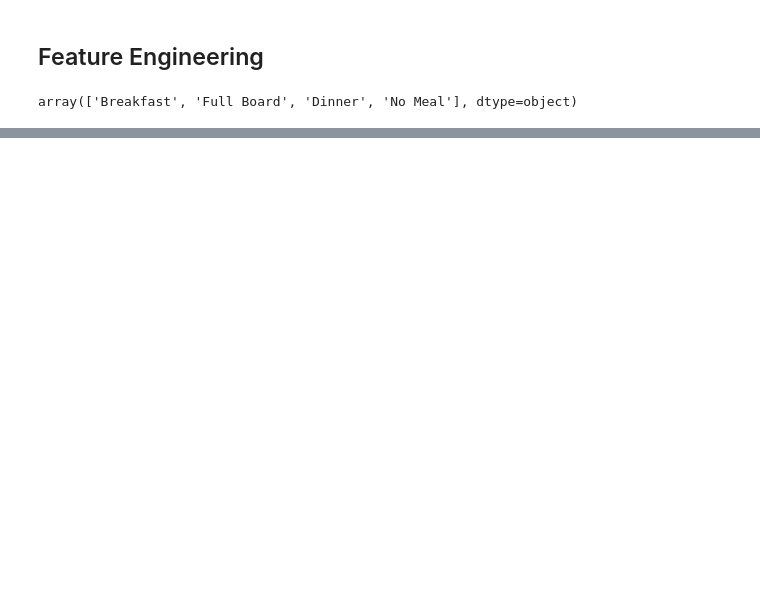
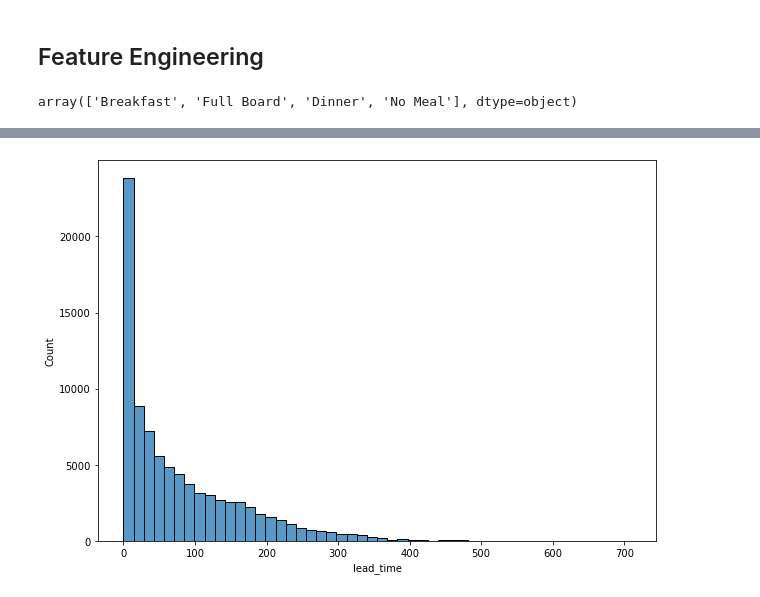
Before and after one commit to aryasa22/business_hotel_investigation, a Jupyter notebook: hotel_business_investigation.ipynb, the cells around one changed output, grey strips where cells are left out. Drawn from its saved outputs; the diff is of its cells as text; code cells hidden in the pictures; blank space fills up the shorter version.

```diff
--- a/hotel_business_investigation.ipynb
+++ b/hotel_business_investigation.ipynb
@@ -212,0 +408,9 @@ df.sample(5)
+# %%
+# Make group for total_stay_duration
+def stay_group(x):
+    if x > 14:
+        return '>14'
+    else:
+        return str(x)
+
+df_analize['total_stay_duration_group'] = df_analize['total_stay_duration'].apply(lambda x: stay_group(x))
@@ -212,0 +487,7 @@ df.sample(5)
+# %%
+# histplot of lead_time
+plt.figure(figsize = (10, 7))
+sns.histplot(data = df_analize, x = 'lead_time', bins = 50)
+plt.show()
+# %% [output]
+[figure, added]
```
Also changed, not shown: parts of 35 cells of this notebook, 2 other files.
